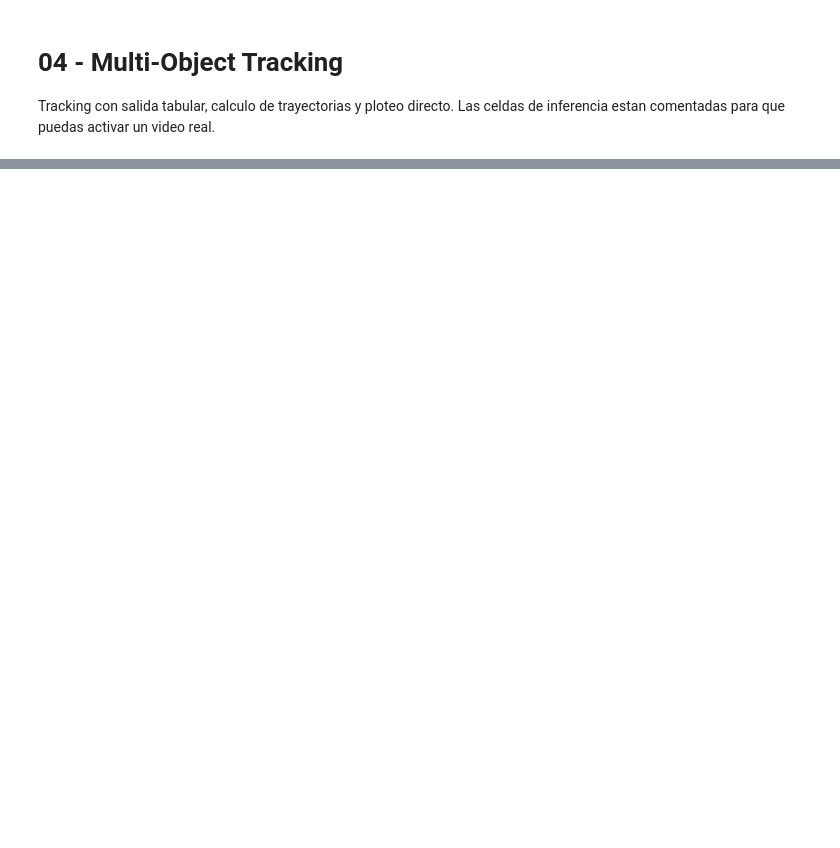
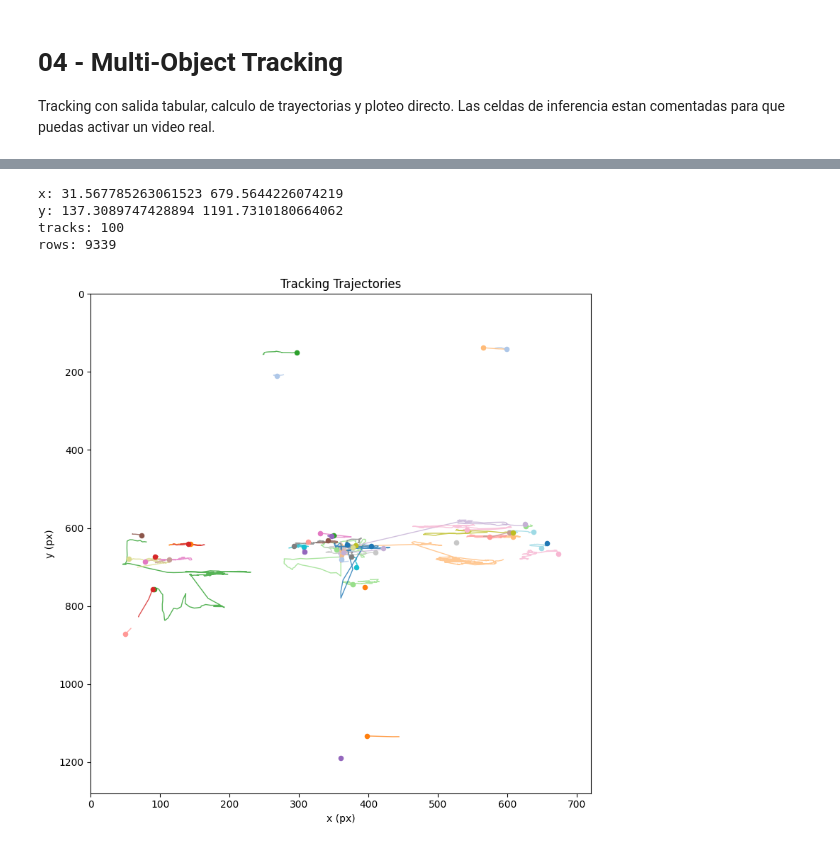
Before and after one commit to juanjosecas/ultrawrapper, a Jupyter notebook: notebooks/04_tracking.ipynb, the cells around one changed output, grey strips where cells are left out. Saved outputs shown, nothing was run; the diff lists cells and outputs as text; code cells hidden in the pictures; blank space fills up the shorter version.

```diff
--- a/notebooks/04_tracking.ipynb
+++ b/notebooks/04_tracking.ipynb
@@ -33,3 +65,13 @@ for key, value in info.items():
 # %%
-raw = track_video(MODEL, VIDEO, tracker="bytetrack.yaml", confidence=0.25, save_to=OUTPUT_DIR / "04_raw_tracks.parquet")
+from vision.yolo.track import track_video
+
+MODEL = "yolo26s-pose.pt"
+
+raw = track_video(
+    MODEL,
+    VIDEO,
+    tracker="bytetrack.yaml",
+    confidence=0.25,
+    device="cuda"
+)
 print(raw.head())
@@ -36,16 +98,0 @@ print(raw.head())
-# %%
-# Ejemplo minimo sin modelo para probar el analisis
-import pandas as pd
-raw = pd.DataFrame({
-    "frame": [0, 1, 2, 0, 1, 2],
-    "track_id": [1, 1, 1, 2, 2, 2],
-    "class_name": ["person"] * 6,
-    "confidence": [0.9, 0.88, 0.86, 0.8, 0.82, 0.84],
-    "xmin": [10, 20, 30, 100, 95, 90],
-    "ymin": [20, 25, 30, 60, 65, 70],
-    "xmax": [60, 70, 80, 150, 145, 140],
-    "ymax": [120, 125, 130, 160, 165, 170],
-    "timestamp": [0.0, 0.03, 0.06, 0.0, 0.03, 0.06],
-})
-tracks = build_tracks_dataframe(raw)
-print(tracks.head())
@@ -63,0 +148,20 @@ plot_tracking_trajectories(
+# %%
+from vision.yolo.plotting import plot_tracking_trajectories
+
+print("x:", long_tracks["x_center"].min(), long_tracks["x_center"].max())
+print("y:", long_tracks["y_center"].min(), long_tracks["y_center"].max())
+print("tracks:", long_tracks["track_id"].nunique())
+print("rows:", len(long_tracks))
+
+
+plot_tracking_trajectories(
+    long_tracks,
+    image_width=info["width"],
+    image_height=info["height"],
+)
+# %% [output]
+x: 31.567785263061523 679.5644226074219
+y: 137.3089747428894 1191.7310180664062
+tracks: 100
+rows: 9339
+[figure, added]
```
Also changed, not shown: parts of 15 cells of this notebook, 7 other files.
